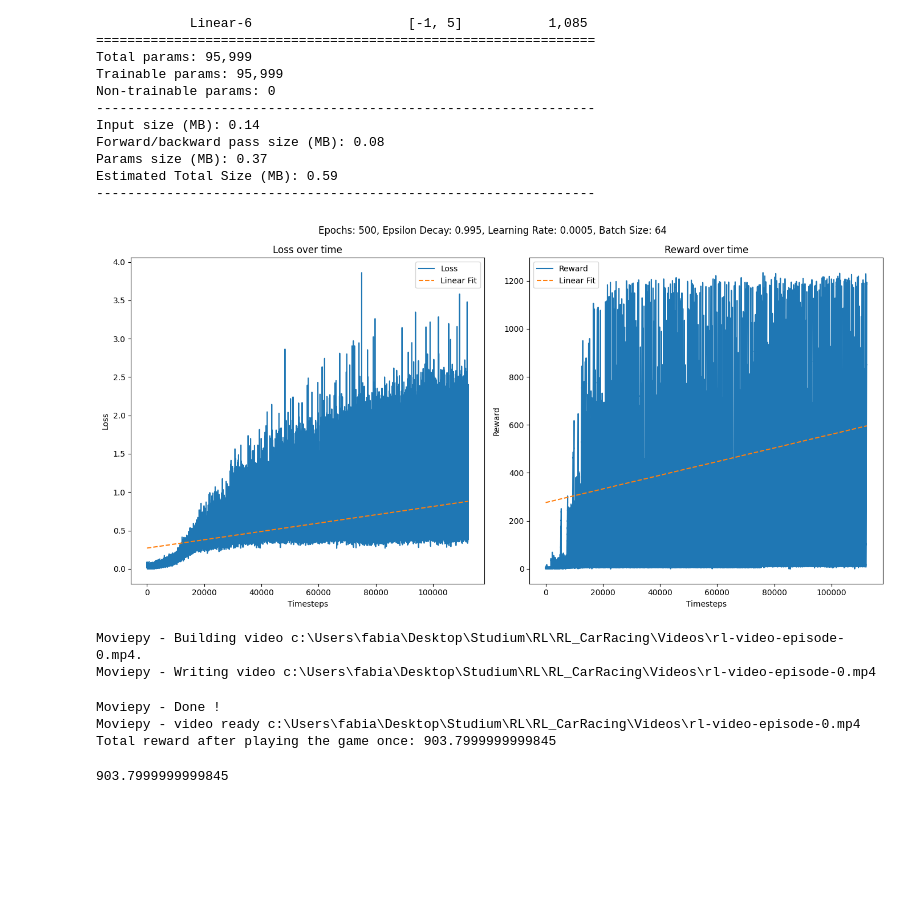
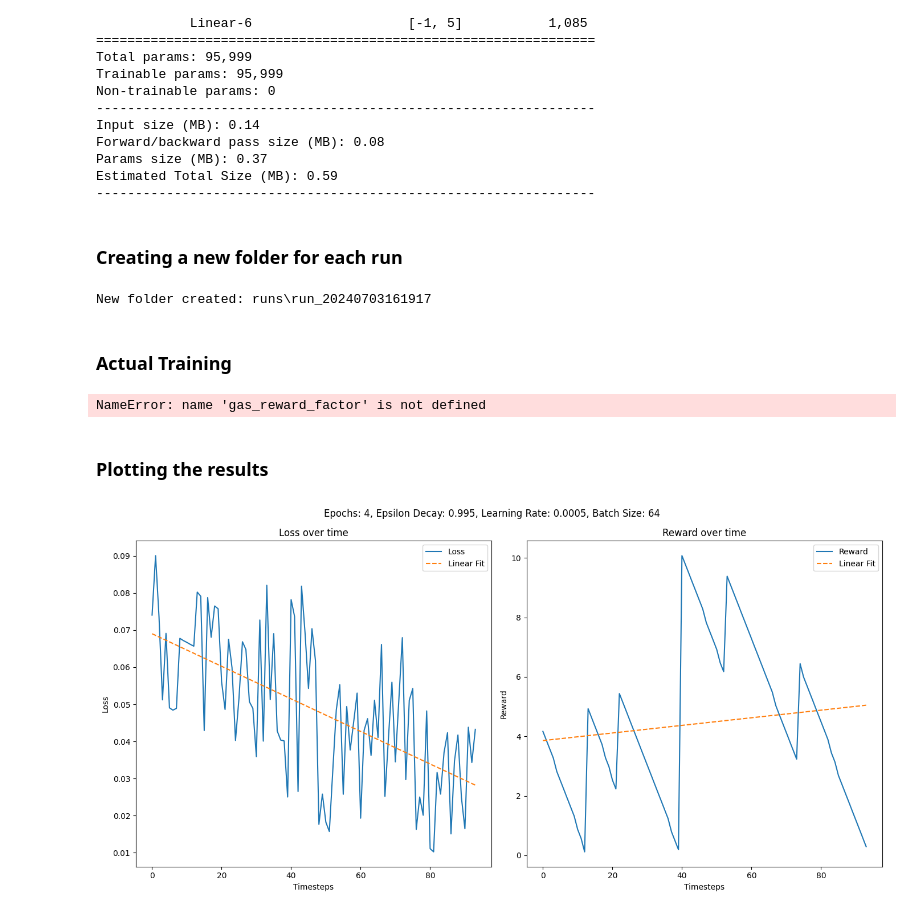
Before and after one commit to FabianBnvc/RL_CarRacing, a Jupyter notebook: Training/train.ipynb, the cells around one changed output. Drawn from its saved outputs; the diff is of its cells as text; code cells hidden in the pictures; blank space fills up the shorter version.

Commit message:
new folder structure for overview, test splitted from training

```diff
--- a/Training/train.ipynb
+++ b/Training/train.ipynb
@@ -69,6 +99,20 @@ Forward/backward pass size (MB): 0.08
 Params size (MB): 0.37
 Estimated Total Size (MB): 0.59
 ----------------------------------------------------------------
+# %% [markdown]
+### Creating a new folder for each run
+# %%
+# Creating a new folder to store all information related to this run
+timestamp = time.strftime("%Y%m%d%H%M%S")
+folder_name = "run_" + timestamp
+folder_path = os.path.join("runs", folder_name)
+os.makedirs(folder_path)
+
+print("New folder created:", folder_path)
+# %% [output]
+New folder created: runs\run_20240703161917
+# %% [markdown]
+### Actual Training
 # %%
 progress_bar = tqdm(total=episodes, desc="Episodes")
 
@@ -104,10 +148,10 @@ for e in range(episodes):
         # Counts the number of negative rewards in a row
         negative_reward_counter = negative_reward_counter + 1 if time_frame_counter > 100 and reward < 0 else 0
 
-        # Extra bonus for the model if it uses full gas
+        # Extra bonus for the model if it uses gas
         # actions = do nothing, steer left, steer right, gas, brake
         if action == 3:
-            reward *= 1.5
+            reward *= gas_reward_factor
 
         total_reward += reward
         if total_reward > best_reward:
@@ -119,7 +163,7 @@ for e in range(episodes):
 
         agent.memorize(current_state_frame_stack, action, reward, next_state_frame_stack, done)
 
-        if done or negative_reward_counter >= 25 or total_reward < 0:
+        if done or negative_reward_counter > negative_reward_counter_n or total_reward < 0:
             break
         if len(agent.memory) > batch_size:
             l = agent.train(batch_size)
@@ -137,19 +181,25 @@ for e in range(episodes):
             agent.update_target_model()
 
 # Saving the trained model
-agent.save('trained_model.pth')
+agent.save(folder_path + '/trained_model.pth')
 
 progress_bar.close()
 env.close()
 
+configurations_df = pd.DataFrame(list(configurations.items()), columns=['Parameter', 'Value'])
+configurations_df.to_csv(folder_path + '/configurations.csv', index=False)
 loss_df = pd.DataFrame({'episode': episode_list, 'loss': losses})
 reward_df = pd.DataFrame({'episode': episode_list, 'reward': rewards})
-loss_df.to_csv('loss.csv', index=False)
-reward_df.to_csv('reward.csv', index=False)
+loss_df.to_csv(folder_path + '/loss.csv', index=False)
+reward_df.to_csv(folder_path + '/reward.csv', index=False)
+# %% [output]
+NameError: name 'gas_reward_factor' is not defined
+# %% [markdown]
+### Plotting the results
 # %%
 # Read data from CSV files
-loss_df = pd.read_csv('loss.csv')
-reward_df = pd.read_csv('reward.csv')
+loss_df = pd.read_csv(folder_path+'/loss.csv')
+reward_df = pd.read_csv(folder_path+'/reward.csv')
 
 # Prepare data for linear regression
 timesteps_loss = np.arange(len(loss_df['episode'])).reshape(-1, 1)
@@ -164,33 +214,33 @@ loss_model.fit(timesteps_loss, loss_values)
 loss_pred = loss_model.predict(timesteps_loss)
 
 # Linear regression for reward
 reward_model = LinearRegression()
 reward_model.fit(timesteps_reward, reward_values)
 reward_pred = reward_model.predict(timesteps_reward)
 
 # Plotting
 fig, axs = plt.subplots(1, 2, figsize=(14, 7))
 fig.suptitle(f'Epochs: {episodes}, Epsilon Decay: {epsilon_decay}, Learning Rate: {learning_rate}, Batch Size: {batch_size}')
 
 # Plot 1: Loss over time
 axs[0].plot(range(len(loss_df['episode'])), loss_df['loss'], label='Loss')
 axs[0].plot(range(len(loss_df['episode'])), loss_pred, label='Linear Fit', linestyle='--')
 axs[0].set_xlabel('Timesteps')
 axs[0].set_ylabel('Loss')
 axs[0].set_title('Loss over time')
 axs[0].legend()
 
 # Plot 2: Reward over time
 axs[1].plot(range(len(reward_df['episode'])), reward_df['reward'], label='Reward')
 axs[1].plot(range(len(reward_df['episode'])), reward_pred, label='Linear Fit', linestyle='--')
 axs[1].set_xlabel('Timesteps')
 axs[1].set_ylabel('Reward')
 axs[1].set_title('Reward over time')
 axs[1].legend()
 
-plt.savefig('loss_reward.png')
+plt.savefig(folder_path+'/loss_reward.png')
 plt.tight_layout()
 plt.show()
 # %% [output]
-[figure, old version]
+[figure, new version]
 # %%
@@ -232,12 +282,4 @@ def testing(env, agent, seed=77):
 # %%
-# Load the model for testing
-agent.load('trained_model.pth')
-env = gym.make('CarRacing-v2', render_mode='human', continuous=False)
-testing(env, agent)
+# # Load the model for testing
+# agent.load('trained_model.pth')
+# testing(env, agent, seed)
-# %% [output]
-Moviepy - Building video c:\Users\fabia\Desktop\Studium\RL\RL_CarRacing\Videos\rl-video-episode-0.mp4.
-Moviepy - Writing video c:\Users\fabia\Desktop\Studium\RL\RL_CarRacing\Videos\rl-video-episode-0.mp4
-Moviepy - Done !
-Moviepy - video ready c:\Users\fabia\Desktop\Studium\RL\RL_CarRacing\Videos\rl-video-episode-0.mp4
-Total reward after playing the game once: 903.7999999999845
-903.7999999999845
```
Also changed, not shown: parts of 10 cells of this notebook, 22 other files.
